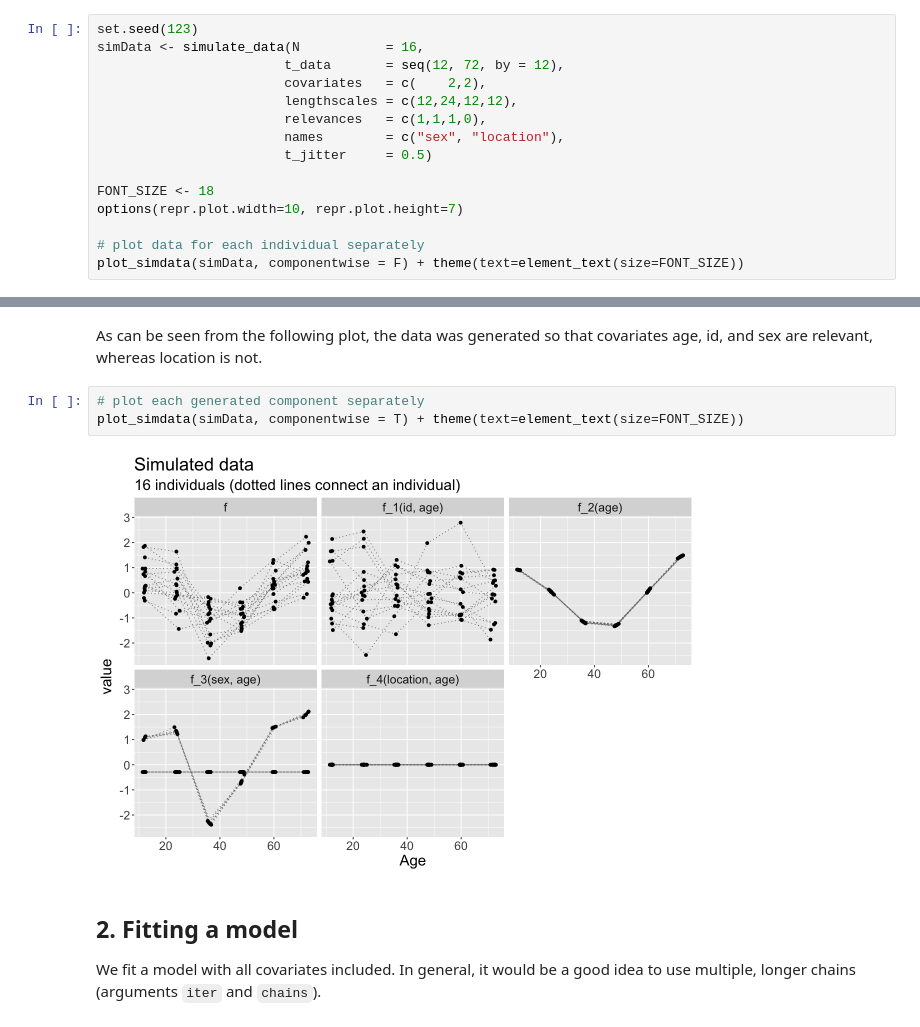
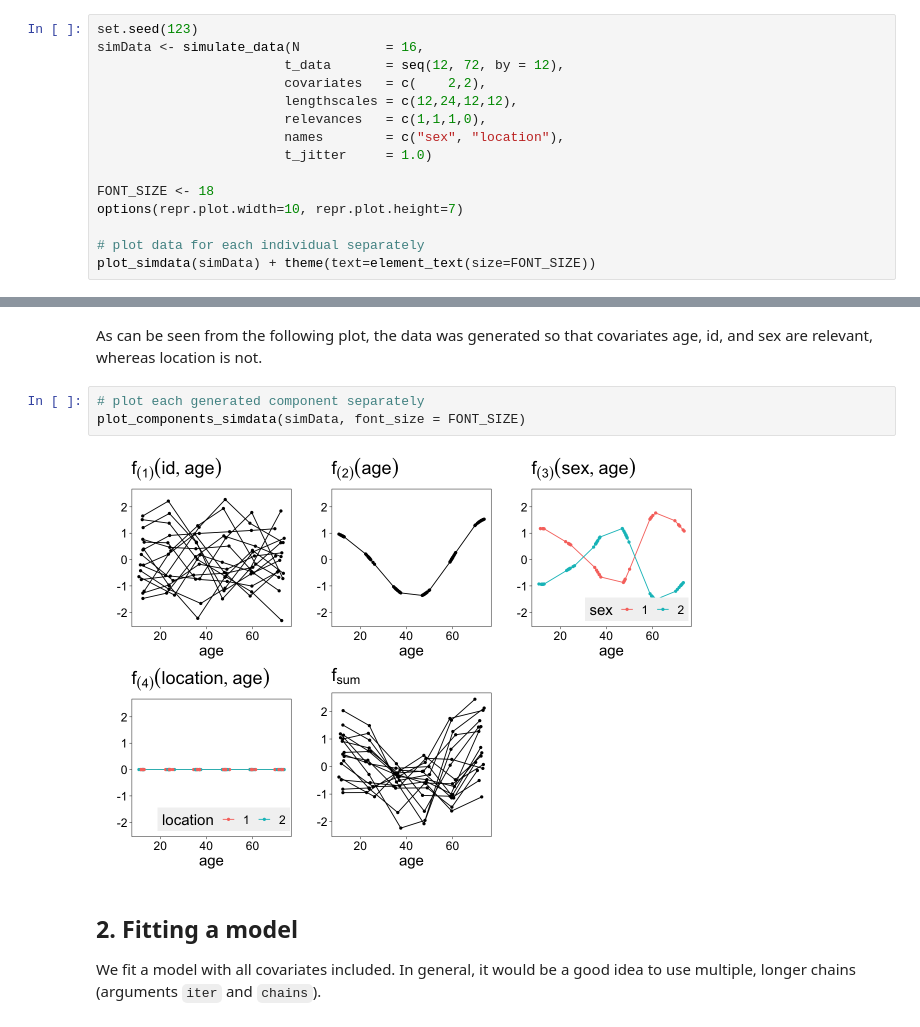
Before and after one commit to jtimonen/lgpr-usage, a Jupyter notebook: notebooks/basic.ipynb, the cells around one changed output, grey strips where cells are left out. Cells and saved outputs as stored; diff of their text form.

```diff
--- a/notebooks/basic.ipynb
+++ b/notebooks/basic.ipynb
@@ -24,11 +16,11 @@ simData <- simulate_data(N           = 16,
                         lengthscales = c(12,24,12,12),
                         relevances   = c(1,1,1,0),
                         names        = c("sex", "location"),
-                        t_jitter     = 0.5)
+                        t_jitter     = 1.0)
 
 FONT_SIZE <- 18
 options(repr.plot.width=10, repr.plot.height=7)
 
 # plot data for each individual separately
-plot_simdata(simData, componentwise = F) + theme(text=element_text(size=FONT_SIZE))
+plot_simdata(simData) + theme(text=element_text(size=FONT_SIZE))
 # %% [output]
@@ -37,9 +29,9 @@ plot_simdata(simData, componentwise = F) + theme(text=element_text(size=FONT_SIZ
 As can be seen from the following plot, the data was generated so that covariates age, id, and sex are relevant, whereas location is not.
 # %%
 # plot each generated component separately
-plot_simdata(simData, componentwise = T) + theme(text=element_text(size=FONT_SIZE))
+plot_components_simdata(simData, font_size = FONT_SIZE)
 # %% [output]
-[figure, old version]
+[figure, new version]
 # %% [markdown]
 ## 2. Fitting a model
 We fit a model with all covariates included. In general, it would be a good idea to use multiple, longer chains (arguments `iter` and `chains`).
```
Also changed, not shown: parts of 9 cells of this notebook, 11 other files.
